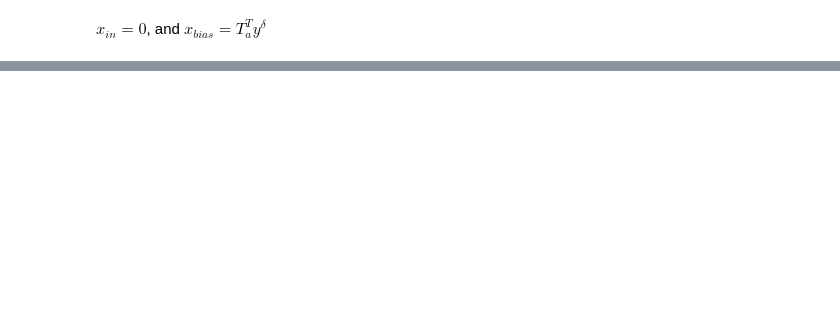
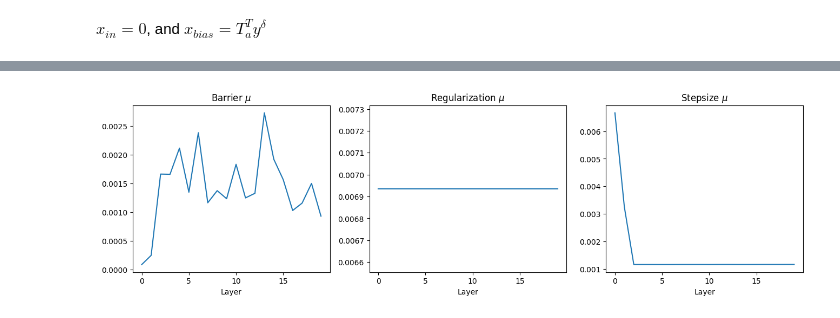
Before and after one commit to CentofantiEze/FBResNet, a Jupyter notebook: notebooks/example.ipynb, the cells around one changed output, grey strips where cells are left out. Drawn from its saved outputs; the diff is of its cells as text; code cells hidden in the pictures; blank space fills up the shorter version.

```diff
--- a/notebooks/example.ipynb
+++ b/notebooks/example.ipynb
@@ -24,7 +25,7 @@ $a=1$ ,
 $p=1$ ,
 the constraint is $0 <x_i <1$ .
 # %%
-exp1 = FBRestNet(experimentation=Physics(2000,50,1,1), nb_blocks=20, noise = 0.05,folder = './', im_set="Set1",batch_size=[600,1],lr=1e-3, nb_epochs=[30,1])
+exp1 = FBRestNet(experimentation=Physics(2000,50,1,1), nb_blocks=20, noise = 0.05,folder = './../', im_set="Set1",batch_size=[600,1],lr=1e-3, nb_epochs=[30,1])
 # %% [markdown]
 ### Dataset
 # %%
@@ -91,0 +105,21 @@ exp1.model.Lipschitz(opt1="semi",opt2="entree01")
+# %%
+mu_vec = [np.squeeze(exp1.model.Layers[layer_id].mu).item() for layer_id in range(20)]
+tau_vec = [np.squeeze(exp1.model.Layers[layer_id].gamma_reg[1]).item() for layer_id in range(20)]
+lambda_vec = [np.squeeze(exp1.model.Layers[layer_id].gamma_reg[0]).item() for layer_id in range(20)]
+
+im, ax = plt.subplots(1,3, figsize=(16,4))
+
+ax[0].plot(mu_vec)
+ax[0].set_xlabel('Layer')
+ax[0].set_title(r'Barrier $\mu$')
+
+ax[1].plot(tau_vec)
+ax[1].set_xlabel('Layer')
+ax[1].set_title(r'Regularization $\mu$')
+
+ax[2].plot(lambda_vec)
+ax[2].set_xlabel('Layer')
+ax[2].set_title(r'Stepsize $\mu$')
+plt.show()
+# %% [output]
+[figure, added]
```
Also changed, not shown: parts of 12 cells of this notebook.
